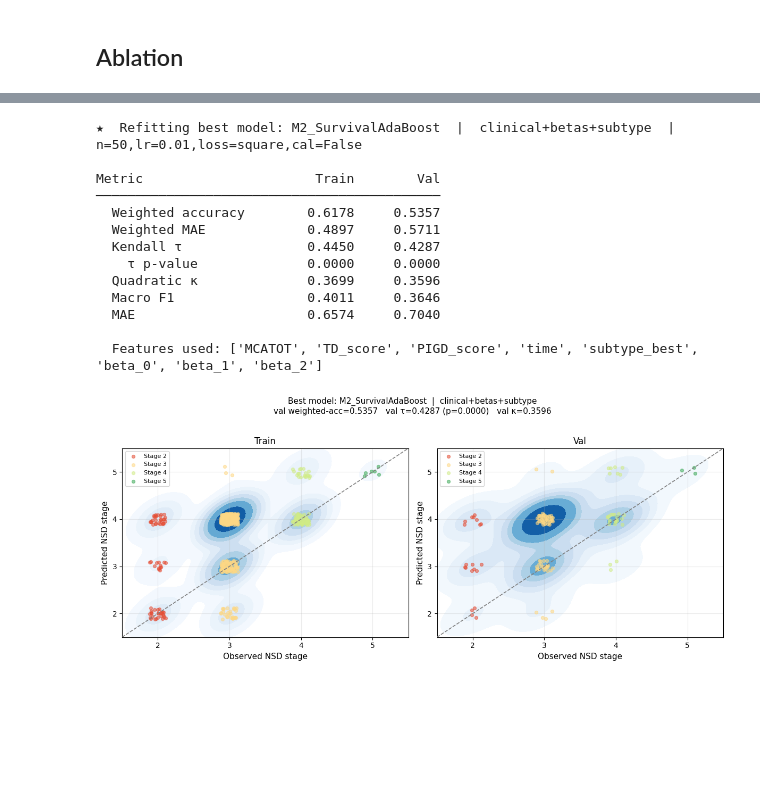
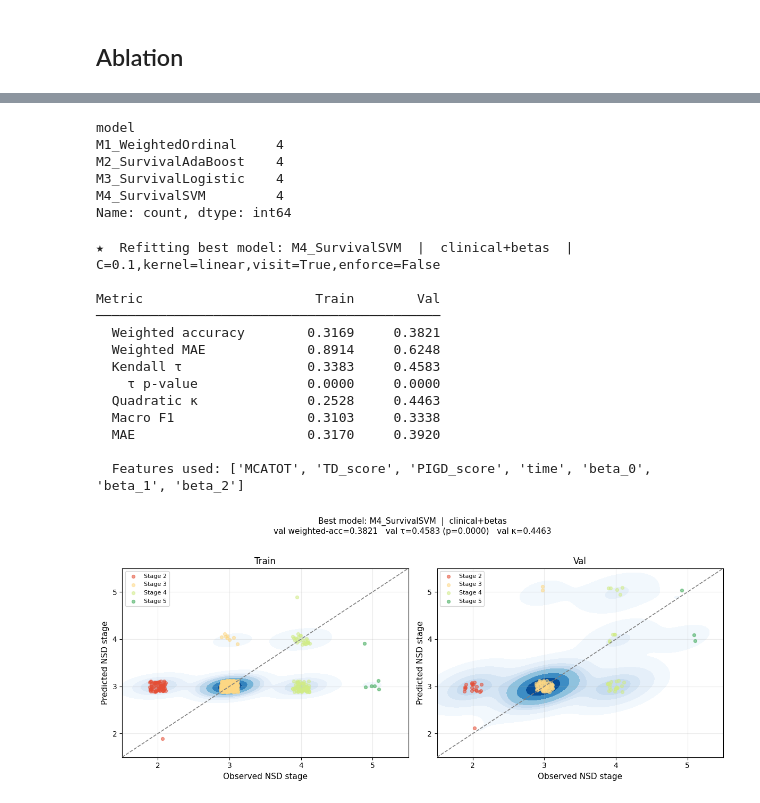
Before and after one commit to LAMCIG-lab/COMIND, a Jupyter notebook: notebooks/NSD-predict/NSD_ablation.ipynb, the cells around one changed output, grey strips where cells are left out. Saved outputs shown, nothing was run; the diff lists cells and outputs as text; code cells hidden in the pictures; blank space fills up the shorter version.

Commit message:
ran models on ablation

```diff
--- a/notebooks/NSD-predict/NSD_ablation.ipynb
+++ b/notebooks/NSD-predict/NSD_ablation.ipynb
@@ -441,3 +533,12 @@ print(f"   val_wmae={best['val_wmae']:.4f}  val_tau={best['val_tau']:.4f}"
+# %%
+print(all_results["model"].value_counts())
+# %% [output]
+model
+M1_WeightedOrdinal     4
+M2_SurvivalAdaBoost    4
+M3_SurvivalLogistic    4
+M4_SurvivalSVM         4
+Name: count, dtype: int64
 # %%
 # ═══════════════════════════════════════════════════════════════════════════
 # BEST MODEL: refit, metrics, and KDE plot
@@ -446,7 +547,10 @@ print(f"   val_wmae={best['val_wmae']:.4f}  val_tau={best['val_tau']:.4f}"
 import matplotlib.pyplot as plt
 import seaborn as sns
 
-best = all_results.loc[all_results["val_wmae"].idxmin()].copy()
+
+
+m4 = all_results[all_results["model"] == "M4_SurvivalSVM"]
+best = m4.loc[m4["val_wmae"].idxmin()].copy()
 print(f"★  Refitting best model: {best['model']}  |  {best['ablation']}  |  {best['hp']}")
 
 feat_cols = ABLATIONS[best["ablation"]]
@@ -478,6 +582,20 @@ elif best["model"] == "M2_SurvivalAdaBoost":          # ← fixed name
         lr=float(hp["lr"]),
         cal=hp["cal"] == "True",
         loss=hp.get("loss", "square"),
+    )
+
+elif best["model"] == "M4_SurvivalSVM":
+    hp = dict(item.split("=") for item in best["hp"].split(","))
+    feat_cols_m4 = [c for c in feat_cols if c != "time"]
+    y_tr_num = ord_train_fe["NSD_ordered"].astype(float).to_numpy()
+    y_v_num  = ord_val_fe["NSD_ordered"].astype(float).to_numpy()
+    pred_tr, pred_v = run_m4(
+        ord_train_fe, y_tr_num, ord_val_fe, y_v_num,
+        feat_cols_m4,
+        C=float(hp["C"]),
+        kernel=hp["kernel"],
+        visit_idx=hp.get("visit", "True") == "True",
+        enforce=hp.get("enforce", "True") == "True",
     )
 
 else:  # M3_SurvivalLogistic
@@ -521,7 +639,7 @@ for key, label in labels.items():
 # Flag train/val gap
 gap = tr_m["train_wacc"] - v_m["val_wacc"]
 if gap > 0.15:
-    print(f"\n  ⚠  Train/val wacc gap = {gap:.3f} — possible overfitting."
+    print(f"\n⚠ Train/val wacc gap = {gap:.3f} — possible overfitting."
           f" Consider increasing l2_regularization or reducing max_leaf_nodes.")
 
 print(f"\n  Features used: {feat_cols}")
@@ -553,42 +671,42 @@ for ax, y_true, y_pred, split in [
         y=y_pred + rng.uniform(-jitter, jitter, len(y_pred)),
         fill=True, cmap="Blues", thresh=0.05, levels=8, ax=ax
     )
     for stage, col in zip(stages, palette):
         mask = y_true == stage
         ax.scatter(
             y_true[mask] + rng.uniform(-jitter, jitter, mask.sum()),
             y_pred[mask] + rng.uniform(-jitter, jitter, mask.sum()),
             color=col, alpha=0.55, s=18, label=f"Stage {int(stage)}", zorder=3
         )
 
     lo, hi = stage_range
     ax.plot([lo, hi], [lo, hi], ls="--", c="gray", lw=1.2, zorder=4)
     ax.set_xlim(lo, hi);  ax.set_ylim(lo, hi)
     ax.set_xlabel("Observed NSD stage", fontsize=11)
     ax.set_ylabel("Predicted NSD stage", fontsize=11)
     ax.set_title(split, fontsize=12)
     ax.set_xticks(sorted(stages));  ax.set_yticks(sorted(stages))
     ax.legend(fontsize=8, loc="upper left")
     ax.grid(alpha=0.25)
 
 plt.tight_layout()
 plt.savefig("best_model_kde.png", dpi=150, bbox_inches="tight")
 plt.show()
 # %% [output]
-★  Refitting best model: M2_SurvivalAdaBoost  |  clinical+betas+subtype  |  n=50,lr=0.01,loss=square,cal=False
+★  Refitting best model: M4_SurvivalSVM  |  clinical+betas  |  C=0.1,kernel=linear,visit=True,enforce=False
 
 Metric                      Train        Val
 ────────────────────────────────────────────
-  Weighted accuracy        0.6178     0.5357
-  Weighted MAE             0.4897     0.5711
-  Kendall τ                0.4450     0.4287
+  Weighted accuracy        0.3169     0.3821
+  Weighted MAE             0.8914     0.6248
+  Kendall τ                0.3383     0.4583
     τ p-value              0.0000     0.0000
-  Quadratic κ              0.3699     0.3596
-  Macro F1                 0.4011     0.3646
-  MAE                      0.6574     0.7040
+  Quadratic κ              0.2528     0.4463
+  Macro F1                 0.3103     0.3338
+  MAE                      0.3170     0.3920
 
-  Features used: ['MCATOT', 'TD_score', 'PIGD_score', 'time', 'subtype_best', 'beta_0', 'beta_1', 'beta_2']
+  Features used: ['MCATOT', 'TD_score', 'PIGD_score', 'time', 'beta_0', 'beta_1', 'beta_2']
-[figure, old version]
+[figure, new version]
 # %%
 # ── Plain KDE plot ─────────────────────────────────────────────────────────────
 
```
Also changed, not shown: parts of 2 cells of this notebook.
